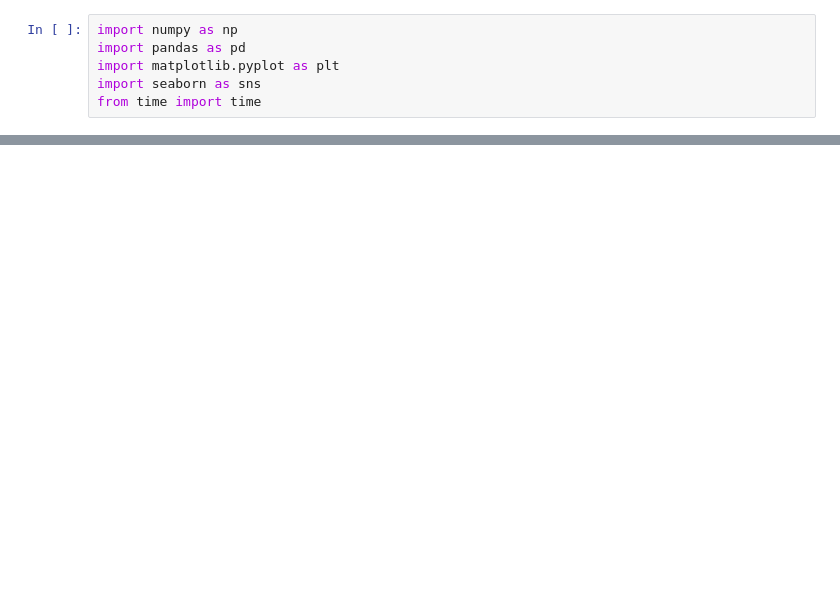
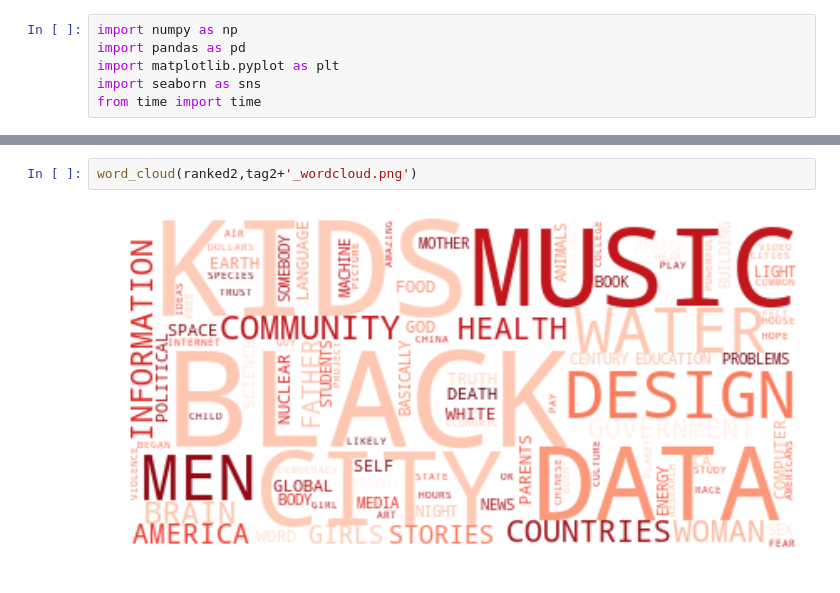
Before and after one commit to GlennChia/50_038_cds_project, a Jupyter notebook: notebooks/visualisations/Word_Cloud.ipynb, the cells around one changed output, grey strips where cells are left out. Drawn from its saved outputs; the diff is of its cells as text; blank space fills up the shorter version.

```diff
--- a/notebooks/visualisations/Word_Cloud.ipynb
+++ b/notebooks/visualisations/Word_Cloud.ipynb
@@ -53,0 +166,4 @@ plt.show()
+# %%
+word_cloud(ranked2,tag2+'_wordcloud.png')
+# %% [output]
+[figure, added]
```
Also changed, not shown: parts of 10 cells of this notebook, 2 other files.
